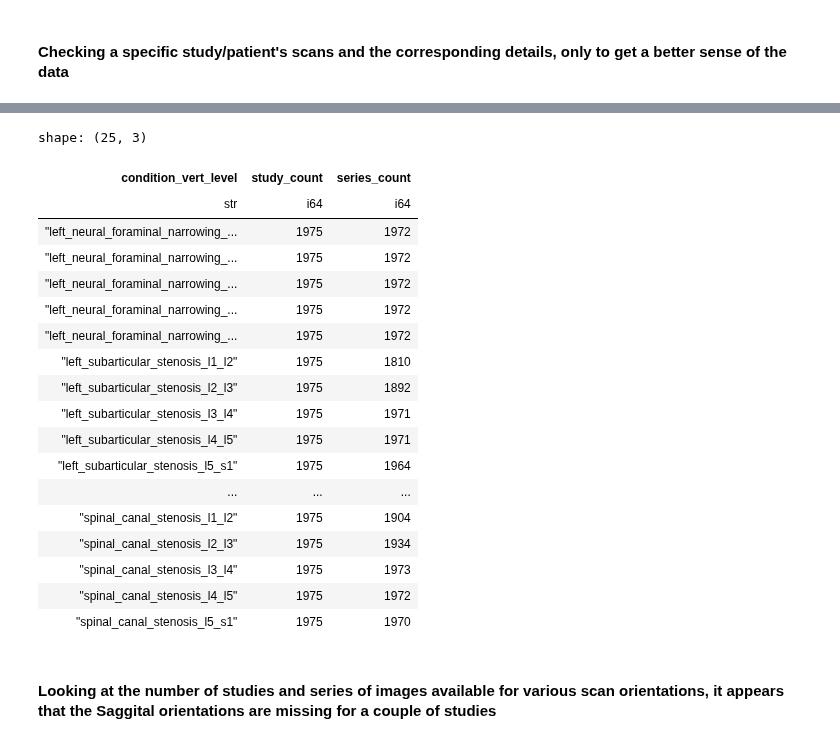
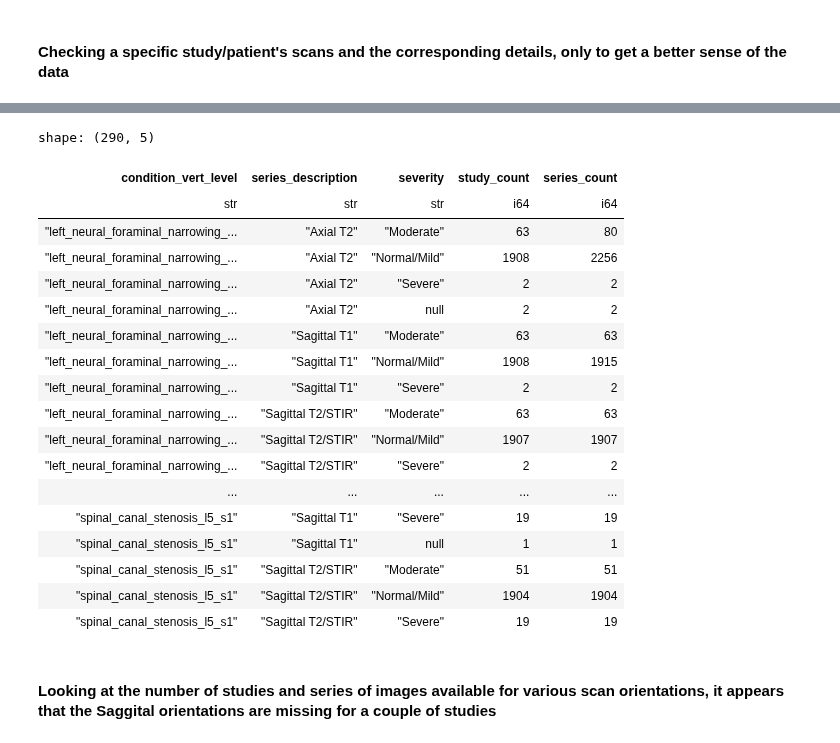
Before and after one commit to sumaniitm/RSNA-2024-Lumbar-Spine-Degenerative-Classification, a Jupyter notebook: primary-problem-study-rsna-2024.ipynb, the cells around one changed output, grey strips where cells are left out. Drawn from its saved outputs; the diff is of its cells as text; code cells hidden in the pictures.

Commit message:
final full dataset prepared | 2024_07_07

```diff
--- a/primary-problem-study-rsna-2024.ipynb
+++ b/primary-problem-study-rsna-2024.ipynb
@@ -44,24 +44,21 @@ train_series_desc = pl.read_csv('/kaggle/input/rsna-2024-lumbar-spine-degenerati
 train_label_coordinates = pl.read_csv('/kaggle/input/rsna-2024-lumbar-spine-degenerative-classification/train_label_coordinates.csv'\
                                       , low_memory=True)
 
-melt_cols = train_meta_data.columns[1:]
-train_meta_data_melted = train_meta_data.melt(id_vars="study_id", value_vars=melt_cols)
-train_meta_data_melted.columns = ['study_id', 'condition_vert_level', 'severity']
+train_meta_data_w_srs_desc = dd.sql("select b.series_description, b.series_id, a.* from train_meta_data a \
+left join train_series_desc b on a.study_id = b.study_id").pl()
+
+melt_cols = train_meta_data_w_srs_desc.columns[3:]
+train_meta_data_melted = train_meta_data_w_srs_desc.melt(id_vars=["study_id","series_id","series_description"], value_vars=melt_cols)
+train_meta_data_melted.columns = ['study_id', 'series_id', 'series_description', 'condition_vert_level', 'severity']
 
 train_label_coordinates_formatted = dd.sql("select study_id, series_id, instance_number \
 ,lower(replace(condition,' ','_')||'_'||replace(level,'/','_')) as condition, x, y \
 from train_label_coordinates").pl()
 
-train_series_coordinates = dd.sql("select t1.study_id, t1.series_id, t1.series_description, t2.instance_number \
-,t2.condition, t2.x, t2.y \
-from train_series_desc t1 left join train_label_coordinates_formatted t2 \
-on t1.study_id = t2.study_id and t1.series_id = t2.series_id \
-").pl()
-
-full_training_data = dd.sql("select t1.study_id, t2.series_id, t2.series_description, t2.instance_number \
+full_training_data = dd.sql("select t1.study_id, t1.series_id, t1.series_description, t2.instance_number \
 , t1.condition_vert_level, t1.severity, t2.x, t2.y \
 from train_meta_data_melted t1 \
-left join train_series_coordinates t2 on t1.study_id = t2.study_id \
+left join train_label_coordinates_formatted t2 on t1.study_id = t2.study_id \
 and t1.condition_vert_level = t2.condition \
 ").pl()
 
@@ -102,27 +99,28 @@ shape: (25, 3)
 └───────────┴────────────┴────────────┴────────────┴───────────┴───────────┴───────────┴───────────┘
 # %%
-dd.sql("select condition_vert_level, count(distinct(study_id)) as study_count, count(distinct(series_id)) as series_count \
-from full_training_data group by condition_vert_level order by 1").pl()
+dd.sql("select condition_vert_level, series_description, severity, count(distinct(study_id)) as study_count \
+, count(distinct(series_id)) as series_count from full_training_data \
+group by condition_vert_level, series_description, severity order by 1,2,3").pl()
 # %% [output]
-shape: (25, 3)
+shape: (290, 5)
-| condition_vert_level | study_count | series_count |
-| str | i64 | i64 |
-| "left_neural_foraminal_narrowing_... | 1975 | 1972 |
-| "left_neural_foraminal_narrowing_... | 1975 | 1972 |
-| "left_neural_foraminal_narrowing_... | 1975 | 1972 |
-| "left_neural_foraminal_narrowing_... | 1975 | 1972 |
-| "left_neural_foraminal_narrowing_... | 1975 | 1972 |
-| "left_subarticular_stenosis_l1_l2" | 1975 | 1810 |
-| "left_subarticular_stenosis_l2_l3" | 1975 | 1892 |
-| "left_subarticular_stenosis_l3_l4" | 1975 | 1971 |
-| "left_subarticular_stenosis_l4_l5" | 1975 | 1971 |
-| "left_subarticular_stenosis_l5_s1" | 1975 | 1964 |
-| ... | ... | ... |
-| "spinal_canal_stenosis_l1_l2" | 1975 | 1904 |
-| "spinal_canal_stenosis_l2_l3" | 1975 | 1934 |
-| "spinal_canal_stenosis_l3_l4" | 1975 | 1973 |
-| "spinal_canal_stenosis_l4_l5" | 1975 | 1972 |
-| "spinal_canal_stenosis_l5_s1" | 1975 | 1970 |
+| condition_vert_level | series_description | severity | study_count | series_count |
+| str | str | str | i64 | i64 |
+| "left_neural_foraminal_narrowing_... | "Axial T2" | "Moderate" | 63 | 80 |
+| "left_neural_foraminal_narrowing_... | "Axial T2" | "Normal/Mild" | 1908 | 2256 |
+| "left_neural_foraminal_narrowing_... | "Axial T2" | "Severe" | 2 | 2 |
+| "left_neural_foraminal_narrowing_... | "Axial T2" | null | 2 | 2 |
+| "left_neural_foraminal_narrowing_... | "Sagittal T1" | "Moderate" | 63 | 63 |
+| "left_neural_foraminal_narrowing_... | "Sagittal T1" | "Normal/Mild" | 1908 | 1915 |
+| "left_neural_foraminal_narrowing_... | "Sagittal T1" | "Severe" | 2 | 2 |
+| "left_neural_foraminal_narrowing_... | "Sagittal T2/STIR" | "Moderate" | 63 | 63 |
+| "left_neural_foraminal_narrowing_... | "Sagittal T2/STIR" | "Normal/Mild" | 1907 | 1907 |
+| "left_neural_foraminal_narrowing_... | "Sagittal T2/STIR" | "Severe" | 2 | 2 |
+| ... | ... | ... | ... | ... |
+| "spinal_canal_stenosis_l5_s1" | "Sagittal T1" | "Severe" | 19 | 19 |
+| "spinal_canal_stenosis_l5_s1" | "Sagittal T1" | null | 1 | 1 |
+| "spinal_canal_stenosis_l5_s1" | "Sagittal T2/STIR" | "Moderate" | 51 | 51 |
+| "spinal_canal_stenosis_l5_s1" | "Sagittal T2/STIR" | "Normal/Mild" | 1904 | 1904 |
+| "spinal_canal_stenosis_l5_s1" | "Sagittal T2/STIR" | "Severe" | 19 | 19 |
 # %% [markdown]
 #### Looking at the number of studies and series of images available for various scan orientations, it appears that the Saggital orientations are missing for a couple of studies
 # %%
```
Also changed, not shown: parts of 7 cells of this notebook.
